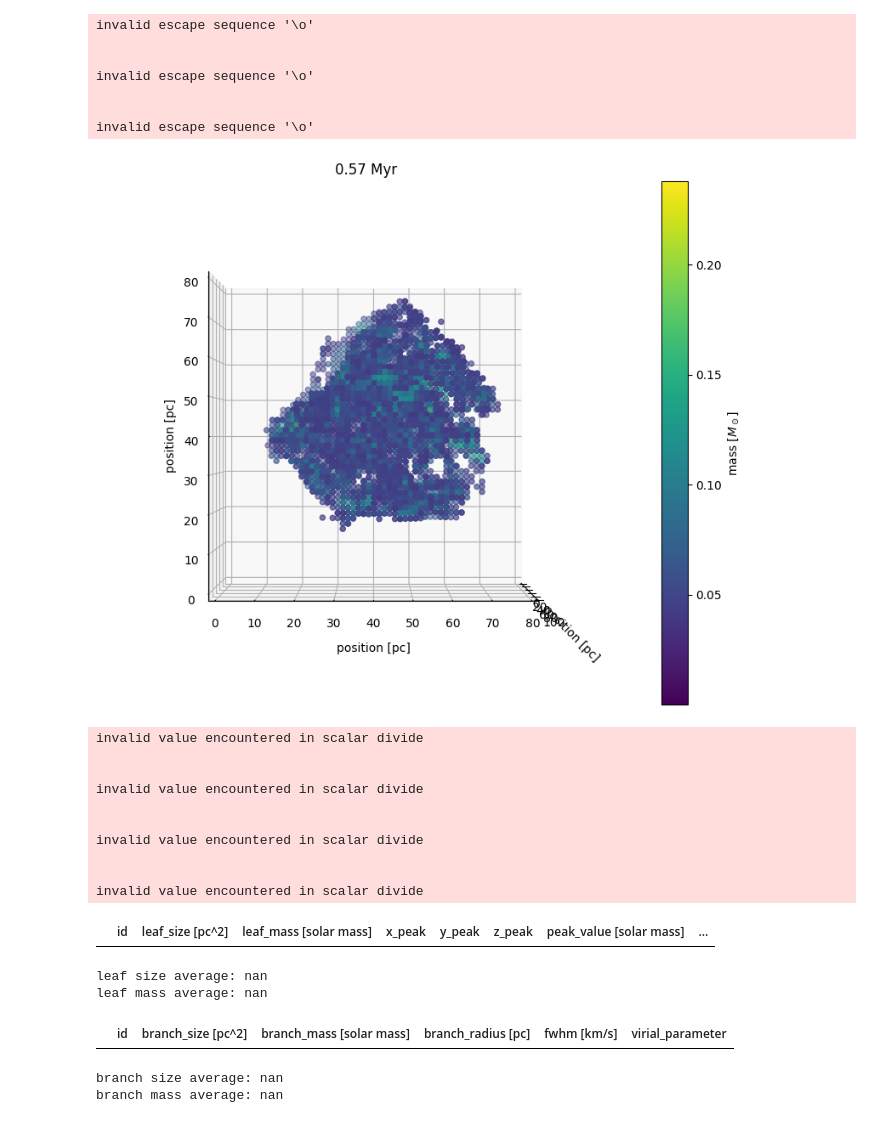
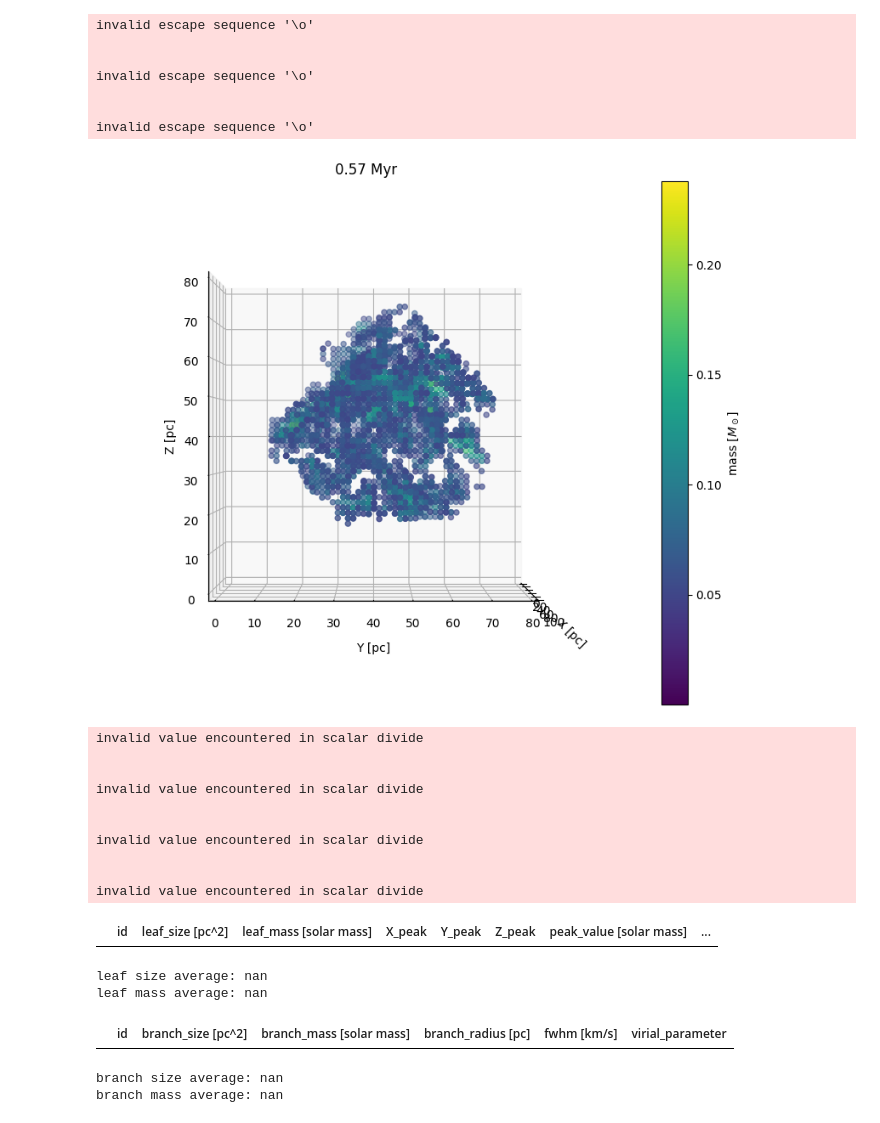
Before and after one commit to kotora260/StarGen, a Jupyter notebook: analysis_mass_ppp/dendro3D_400.ipynb, the cells around one changed output. Cells and saved outputs as stored; diff of their text form; code cells hidden in the pictures.

```diff
--- a/analysis_mass_ppp/dendro3D_400.ipynb
+++ b/analysis_mass_ppp/dendro3D_400.ipynb
@@ -54,39 +54,39 @@ x_coords = np.repeat(np.arange(shape[0]), shape[1]*shape[2]) * hx
 y_coords = np.tile(np.repeat(np.arange(shape[1]), shape[2]), shape[0]) * hy
 z_coords = np.tile(np.arange(shape[2]), shape[0]*shape[1]) * hz
 
-threshold = 0.04
+threshold = 0.05
 mask= gas_mass > threshold
 
 x_filtered = x_coords[mask]
 y_filtered = y_coords[mask]
 z_filtered = z_coords[mask]
 gas_mass_filtered = gas_mass[mask]
 
 scatter = ax.scatter(x_filtered, z_filtered, y_filtered, c=gas_mass_filtered, cmap=colormap, norm=norm)
 
 cbar = plt.colorbar(scatter, ax=ax, orientation='vertical')
 cbar.set_label('mass [$M_\odot$]')
 
 ax.set_xlim3d(0, 100)
 ax.set_ylim3d(0, 80)
 ax.set_zlim3d(0, 80)
 
 ax.view_init(0, 0)
 
 plt.title("0.57 Myr")
 
-X = ax.set_xlabel('position [pc]', labelpad=10)
-Y = ax.set_ylabel('position [pc]', labelpad=10)
-Z = ax.set_zlabel('position [pc]', labelpad=4)
+X = ax.set_xlabel('X [pc]', labelpad=10)
+Y = ax.set_ylabel('Y [pc]', labelpad=10)
+Z = ax.set_zlabel('Z [pc]', labelpad=4)
 # %% [output]
 invalid escape sequence '\o'
 
 
 invalid escape sequence '\o'
 
 
 invalid escape sequence '\o'
-[figure, old version]
+[figure, new version]
 # %%
 # compute dendrogram
 
@@ -145,9 +145,9 @@ leaf_feature = pd.DataFrame({
     'id':leaf_indices,
     'leaf_size [pc^2]':leaf_sizes,
     'leaf_mass [solar mass]':mass_per_leaf,
-    'x_peak':x_peak,
-    'y_peak':y_peak,
-    'z_peak':z_peak,
+    'X_peak':x_peak,
+    'Y_peak':z_peak,
+    'Z_peak':y_peak,
     'peak_value [solar mass]':peak_value,
     'leaf_radius [pc]':leaf_radius,
     'fwhm [km/s]':'',
@@ -184,7 +184,7 @@ invalid value encountered in scalar divide
 
 
 invalid value encountered in scalar divide
-|  | id | leaf_size [pc^2] | leaf_mass [solar mass] | x_peak | y_peak | z_peak | peak_value [solar mass] | ... |
+|  | id | leaf_size [pc^2] | leaf_mass [solar mass] | X_peak | Y_peak | Z_peak | peak_value [solar mass] | ... |
 leaf size average: nan
 leaf mass average: nan
 |  | id | branch_size [pc^2] | branch_mass [solar mass] | branch_radius [pc] | fwhm [km/s] | virial_parameter |
```
Also changed, not shown: parts of 2 cells of this notebook, 11 other files.
